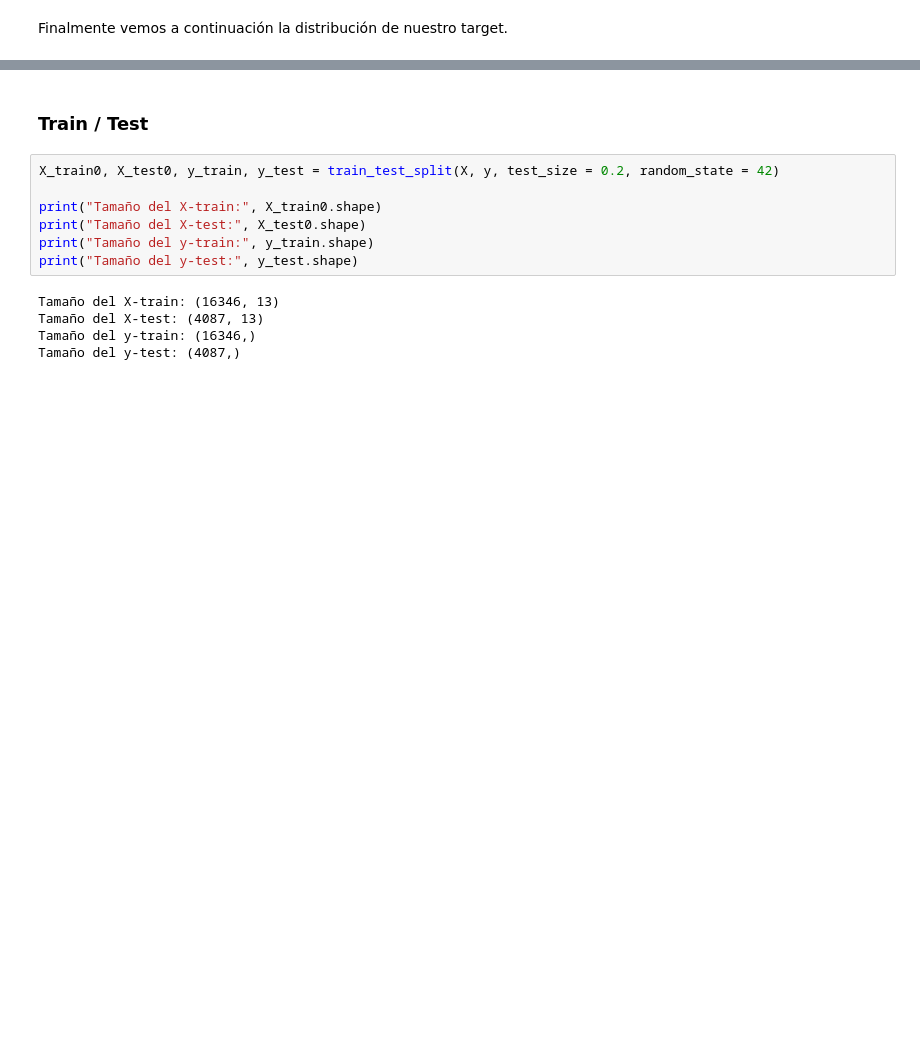
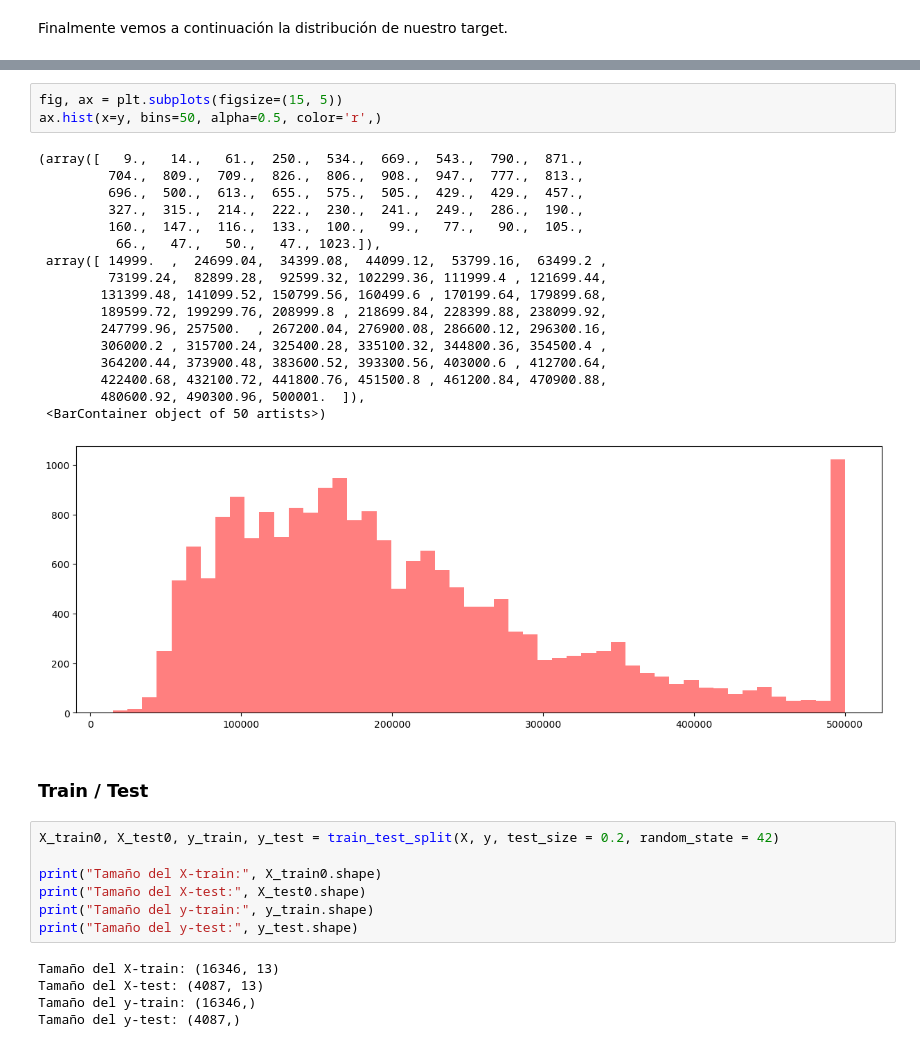
Before and after one commit to EstebanGomezVal/Modelado_datos_Valerio, a Jupyter notebook: Proyecto/Proyecto_Regresion[1].ipynb, the cells around one changed output, grey strips where cells are left out. Cells and saved outputs as stored; diff of their text form; blank space fills up the shorter version.

```diff
--- a/Proyecto/Proyecto_Regresion[1].ipynb
+++ b/Proyecto/Proyecto_Regresion[1].ipynb
@@ -278,3 +293,24 @@ plt.show()
+# %%
+fig, ax = plt.subplots(figsize=(15, 5))
+ax.hist(x=y, bins=50, alpha=0.5, color='r',)
+# %% [output]
+(array([   9.,   14.,   61.,  250.,  534.,  669.,  543.,  790.,  871.,
+         704.,  809.,  709.,  826.,  806.,  908.,  947.,  777.,  813.,
+         696.,  500.,  613.,  655.,  575.,  505.,  429.,  429.,  457.,
+         327.,  315.,  214.,  222.,  230.,  241.,  249.,  286.,  190.,
+         160.,  147.,  116.,  133.,  100.,   99.,   77.,   90.,  105.,
+          66.,   47.,   50.,   47., 1023.]),
+ array([ 14999.  ,  24699.04,  34399.08,  44099.12,  53799.16,  63499.2 ,
+         73199.24,  82899.28,  92599.32, 102299.36, 111999.4 , 121699.44,
+        131399.48, 141099.52, 150799.56, 160499.6 , 170199.64, 179899.68,
+        189599.72, 199299.76, 208999.8 , 218699.84, 228399.88, 238099.92,
+        247799.96, 257500.  , 267200.04, 276900.08, 286600.12, 296300.16,
+        306000.2 , 315700.24, 325400.28, 335100.32, 344800.36, 354500.4 ,
+        364200.44, 373900.48, 383600.52, 393300.56, 403000.6 , 412700.64,
+        422400.68, 432100.72, 441800.76, 451500.8 , 461200.84, 470900.88,
+        480600.92, 490300.96, 500001.  ]),
+ <BarContainer object of 50 artists>)
+[figure, added]
 # %% [markdown]
 ### <font color= ##28af2e> Train / Test </font>
 # %%
```
Also changed, not shown: parts of 12 cells of this notebook.
